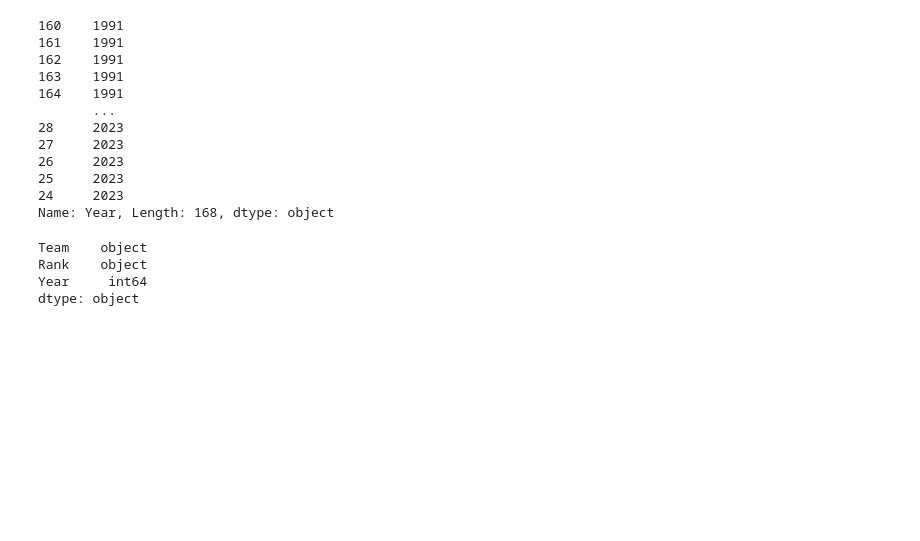
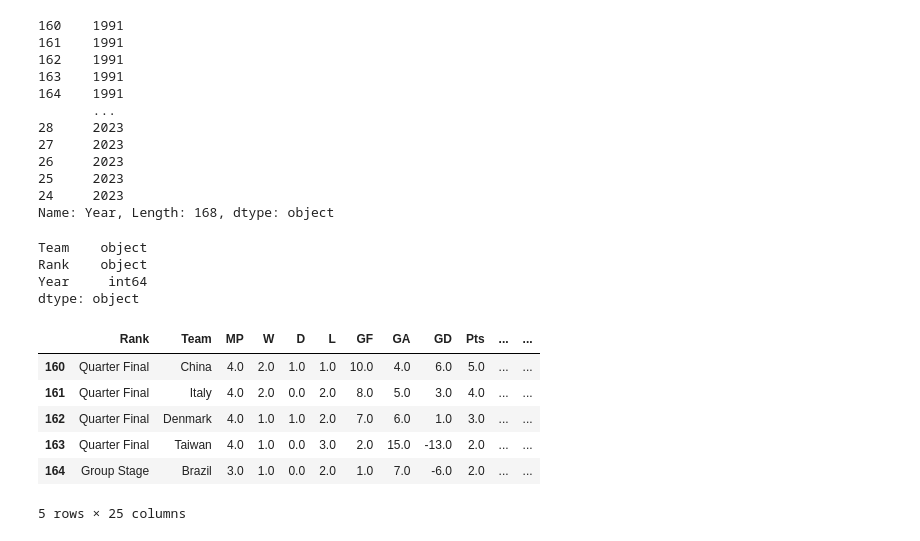
Before and after one commit to vishakiv/Margins_To_Main_Stage, a Jupyter notebook: EDA.ipynb, the cells around one changed output. Cells and saved outputs as stored; diff of their text form; code cells hidden in the pictures; blank space fills up the shorter version.

```diff
--- a/EDA.ipynb
+++ b/EDA.ipynb
@@ -89,3 +89,13 @@ Team    object
 Rank    object
 Year     int64
 dtype: object
+# %%
+teams.head()
+# %% [output]
+|  | Rank | Team | MP | W | D | L | GF | GA | GD | Pts | ... | ... |
+| 160 | Quarter Final | China | 4.0 | 2.0 | 1.0 | 1.0 | 10.0 | 4.0 | 6.0 | 5.0 | ... | ... |
+| 161 | Quarter Final | Italy | 4.0 | 2.0 | 0.0 | 2.0 | 8.0 | 5.0 | 3.0 | 4.0 | ... | ... |
+| 162 | Quarter Final | Denmark | 4.0 | 1.0 | 1.0 | 2.0 | 7.0 | 6.0 | 1.0 | 3.0 | ... | ... |
+| 163 | Quarter Final | Taiwan | 4.0 | 1.0 | 0.0 | 3.0 | 2.0 | 15.0 | -13.0 | 2.0 | ... | ... |
+| 164 | Group Stage | Brazil | 3.0 | 1.0 | 0.0 | 2.0 | 1.0 | 7.0 | -6.0 | 2.0 | ... | ... |
+5 rows × 25 columns
```
Also changed, not shown: parts of 8 cells of this notebook, 3 other files.
